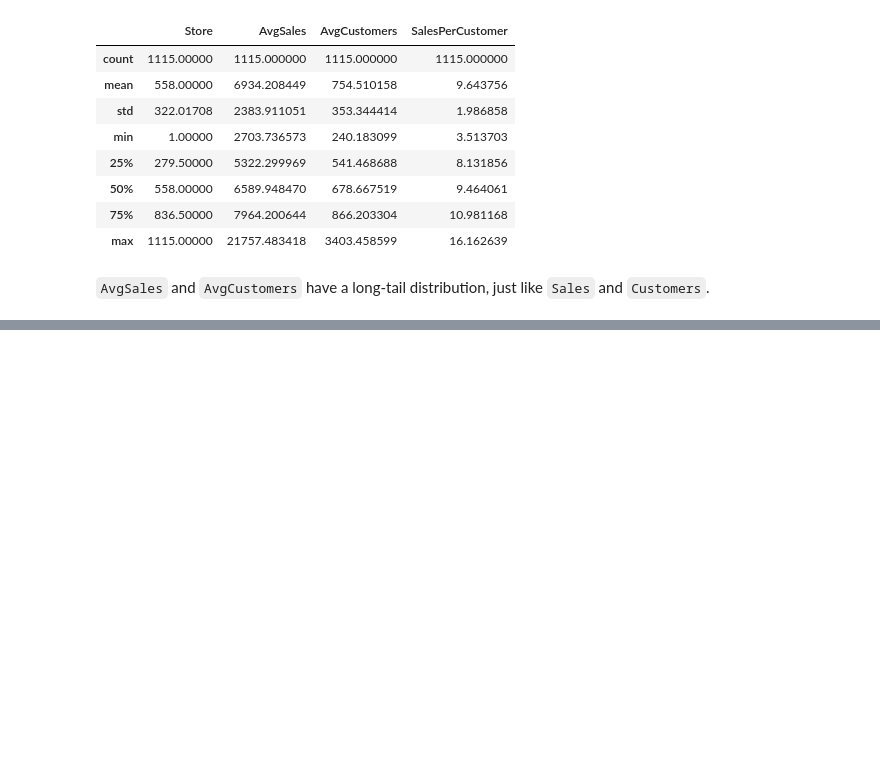
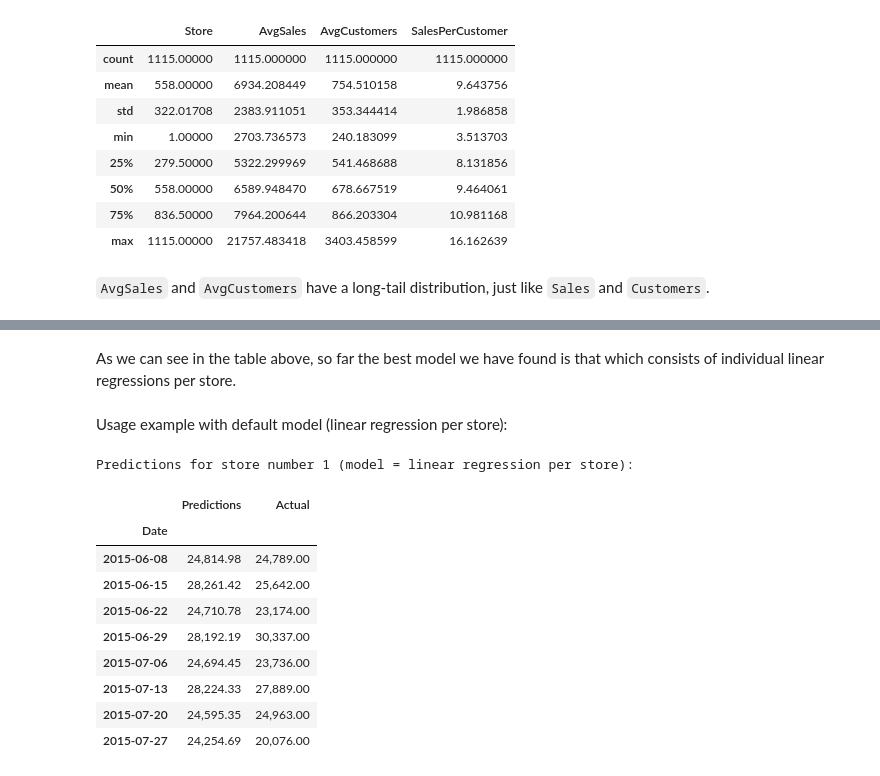
Before and after one commit to xaviermondragon/rossmann, a Jupyter notebook: notebooks/6_reports.ipynb, the cells around one changed output, grey strips where cells are left out. Drawn from its saved outputs; the diff is of its cells as text; code cells hidden in the pictures; blank space fills up the shorter version.

Commit message:
Load sales forecasts in reports notebook.

```diff
--- a/notebooks/6_reports.ipynb
+++ b/notebooks/6_reports.ipynb
@@ -26,0 +42,3 @@ df = pd.read_csv("../data/sales_stores.csv", parse_dates=['Date'])
+# %%
+# test data (it is log scaled)
+y_test = pd.read_csv("../data/y_test.csv", parse_dates=['Date'])
@@ -75,5 +92,0 @@ Load predictions
-# %%
-pred_avg = pd.read_csv("../data/pred_avg.csv", parse_dates=['Date'])
-pred_pool_reg = pd.read_csv("../data/pred_pool_reg.csv", parse_dates=['Date'])
-pred_lr = pd.read_csv("../data/pred_lr.csv", parse_dates=['Date'])
-pred_ar = pd.read_csv("../data/pred_ar.csv", parse_dates=['Date'])
@@ -143,0 +109,50 @@ pred_ar
+# %% [markdown]
+As we can see in the table above, so far the best model we have found is that which consists of individual linear regressions per store.
+# %%
+def get_predictions(store, model="linear regression per store"):
+    '''
+    Creates a Pandas dataframe with the sales forecasts compared to actual values for a given store
+    and regression model.
+    Args:
+        store (int): The id of the store
+        model (string): Model used for the regression. Possible values are
+        "averages", "pooled regression", "linear regression per store", "autoregressive model" and "sarima".
+        The deafault model if one is not explicity given is "linear regression per store".
+    '''
+
+    pred_dict = {
+        "averages" : pred_avg,
+        "pooled regression" : pred_pool_reg,
+        "linear regression per store" : pred_lr,
+        "autoregressive model" : pred_ar,
+        "sarima" : pred_sarima
+    }
+    # predictions
+    pred_df = pred_dict.get(model)
+    store_mask = pred_df['Store'] == store
+    predictions = pred_df[store_mask].drop('Store', axis=1).set_index('Date').sort_index()
+    # actual values
+    actual = y_test[store_mask].drop('Store', axis=1).set_index('Date').sort_index().set_axis(['Actual'], axis=1)
+    actual = np.expm1(actual)
+    predictions = predictions.join(actual)
+    # display results
+    print(f"Predictions for store number {store} (model = {model}):")
+    pd.options.display.float_format = "{:,.2f}".format
+    display(predictions)
+    return predictions
+# %% [markdown]
+Usage example with default model (linear regression per store):
+# %%
+predictions = get_predictions(1)
+# %% [output]
+Predictions for store number 1 (model = linear regression per store):
+|  | Predictions | Actual |
+| Date |  |  |
+| 2015-06-08 | 24,814.98 | 24,789.00 |
+| 2015-06-15 | 28,261.42 | 25,642.00 |
+| 2015-06-22 | 24,710.78 | 23,174.00 |
+| 2015-06-29 | 28,192.19 | 30,337.00 |
+| 2015-07-06 | 24,694.45 | 23,736.00 |
+| 2015-07-13 | 28,224.33 | 27,889.00 |
+| 2015-07-20 | 24,595.35 | 24,963.00 |
+| 2015-07-27 | 24,254.69 | 20,076.00 |
```
Also changed, not shown: parts of 20 cells of this notebook, 1 other file.
